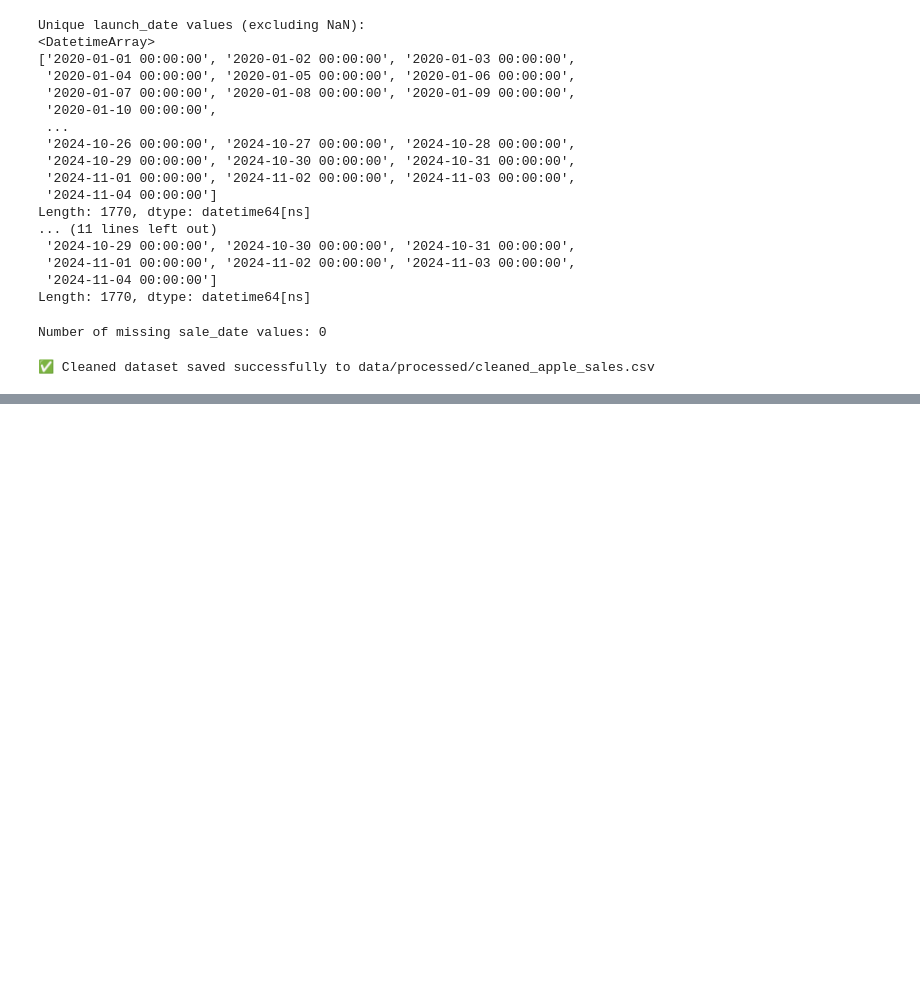
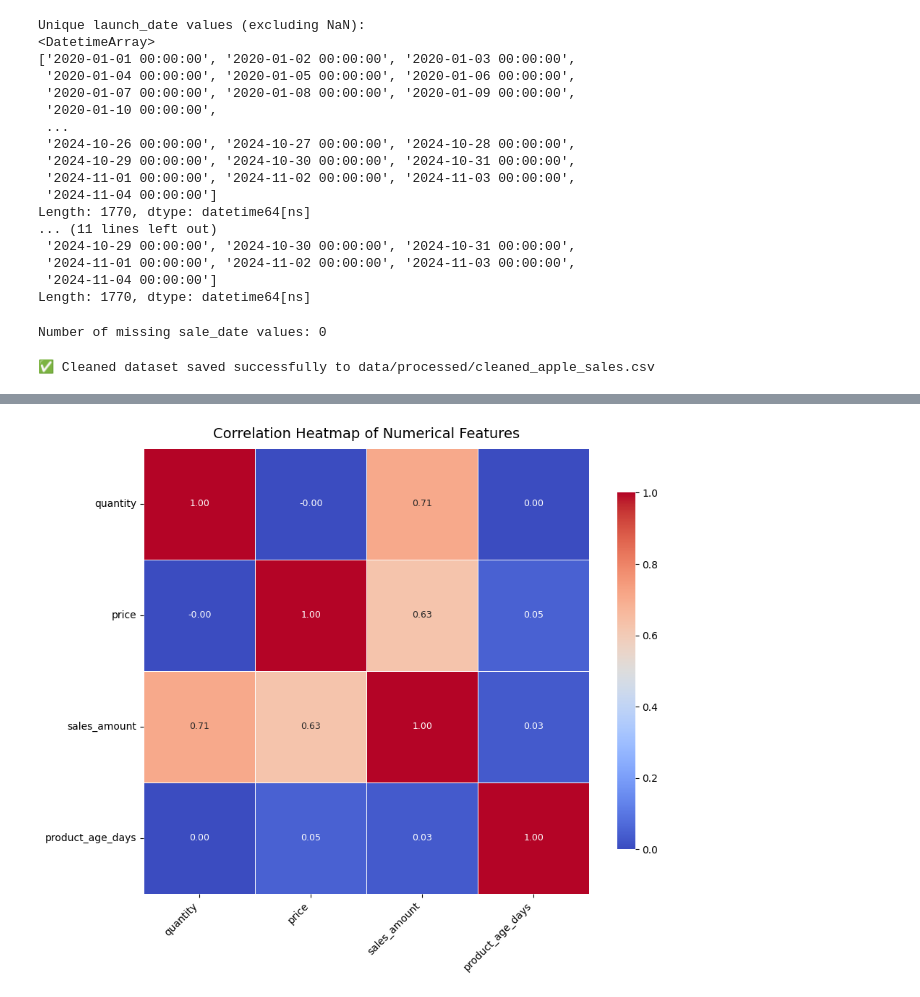
Before and after one commit to AliSherif2303/Apple-Retail-Sales-Forcasting, a Jupyter notebook: notebooks/01_data_loading_and_merging.ipynb, the cells around one changed output, grey strips where cells are left out. Drawn from its saved outputs; the diff is of its cells as text; code cells hidden in the pictures; blank space fills up the shorter version.

```diff
--- a/notebooks/01_data_loading_and_merging.ipynb
+++ b/notebooks/01_data_loading_and_merging.ipynb
@@ -360,0 +434,12 @@ print("✅ Cleaned dataset saved successfully to data/processed/cleaned_apple_sa
+# %%
+numeric_df = df.select_dtypes(include=['int64', 'float64'])
+corr = numeric_df.corr()
+plt.figure(figsize=(10, 8))
+sns.heatmap(corr, annot=True, cmap='coolwarm', fmt=".2f", linewidths=0.5, square=True,
+            cbar_kws={"shrink": 0.8}, annot_kws={"size": 9})
+plt.title("Correlation Heatmap of Numerical Features", fontsize=14, pad=10)
+plt.xticks(rotation=45, ha='right')
+plt.yticks(rotation=0)
+plt.show()
+# %% [output]
+[figure, added]
```
Also changed, not shown: parts of 11 cells of this notebook.
